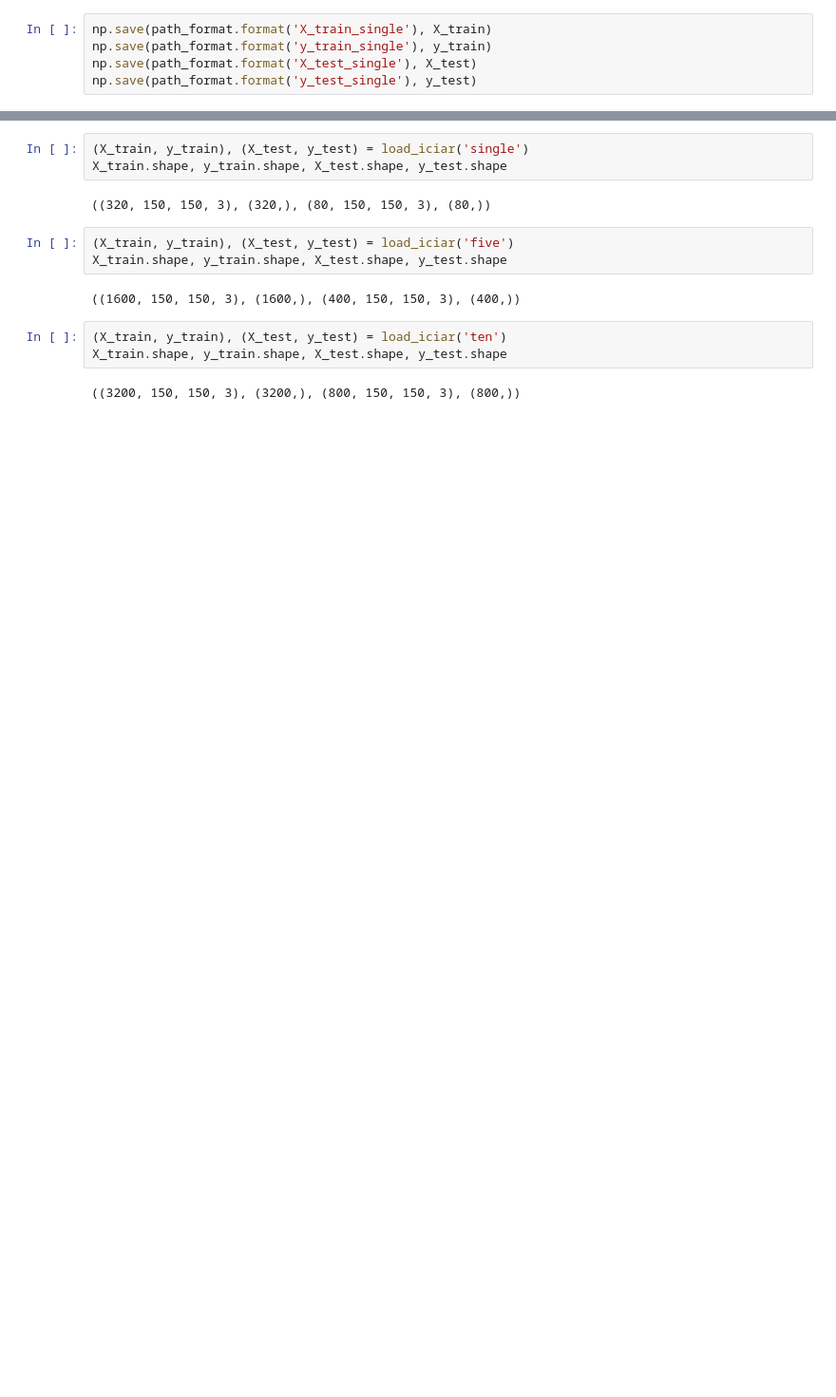
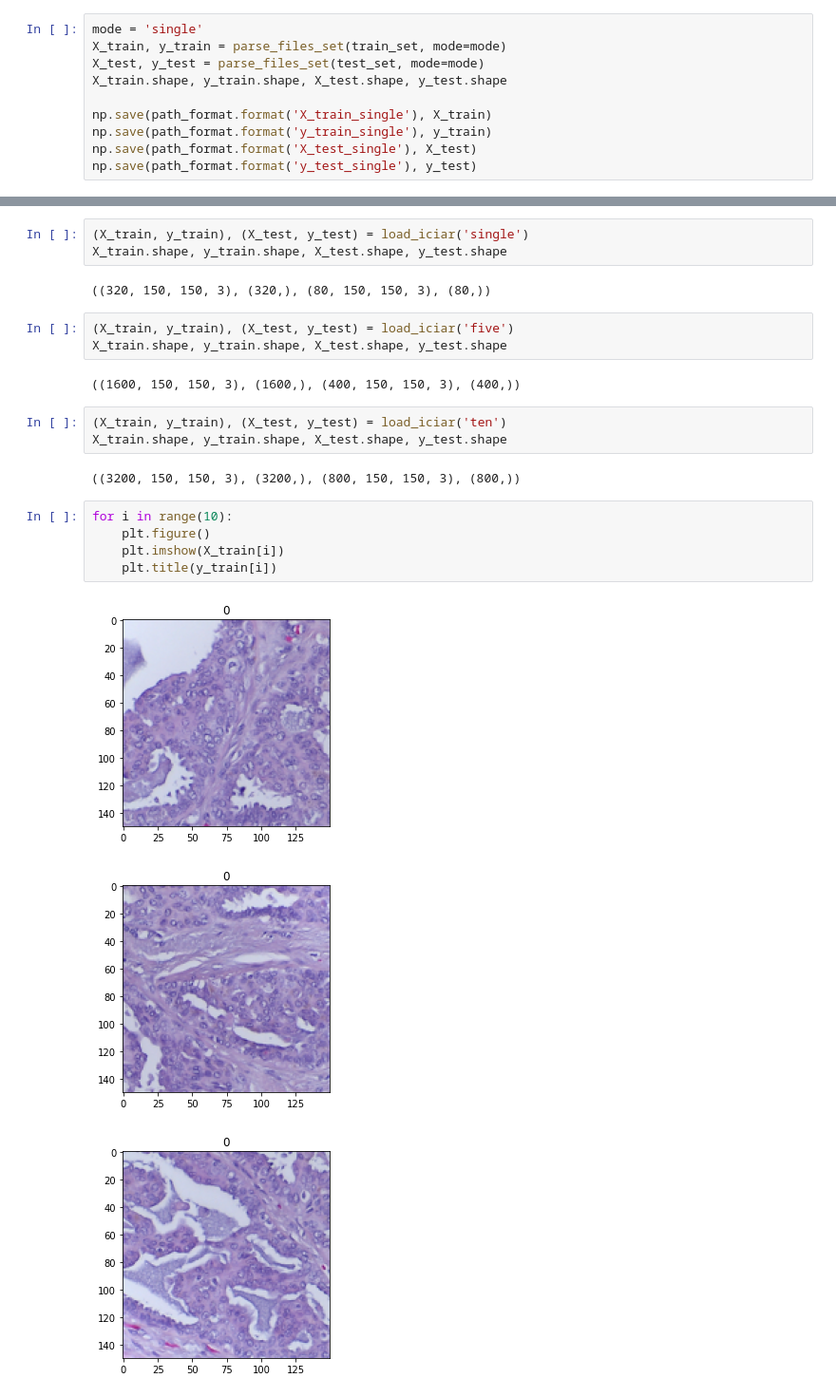
Before and after one commit to VictorRocheleau/DiscriminativeActiveLearning, a Jupyter notebook: data/extract_patches_iciar.ipynb, the cells around one changed output, grey strips where cells are left out. Shown at 95% size. Cells and saved outputs as stored; diff of their text form; blank space fills up the shorter version.

```diff
--- a/data/extract_patches_iciar.ipynb
+++ b/data/extract_patches_iciar.ipynb
@@ -201,4 +238,9 @@ p.mkdir(parents=True, exist_ok=True)
 # %%
+mode = 'single'
+X_train, y_train = parse_files_set(train_set, mode=mode)
+X_test, y_test = parse_files_set(test_set, mode=mode)
+X_train.shape, y_train.shape, X_test.shape, y_test.shape
+
 np.save(path_format.format('X_train_single'), X_train)
 np.save(path_format.format('y_train_single'), y_train)
 np.save(path_format.format('X_test_single'), X_test)
@@ -235,3 +277,12 @@ X_train.shape, y_train.shape, X_test.shape, y_test.shape
 X_train.shape, y_train.shape, X_test.shape, y_test.shape
 # %% [output]
 ((3200, 150, 150, 3), (3200,), (800, 150, 150, 3), (800,))
+# %%
+for i in range(10):
+    plt.figure()
+    plt.imshow(X_train[i])
+    plt.title(y_train[i])
+# %% [output]
+[figure, added]
+[figure, added]
+[figure, added]
```
Also changed, not shown: parts of 9 cells of this notebook, 5 other files.
